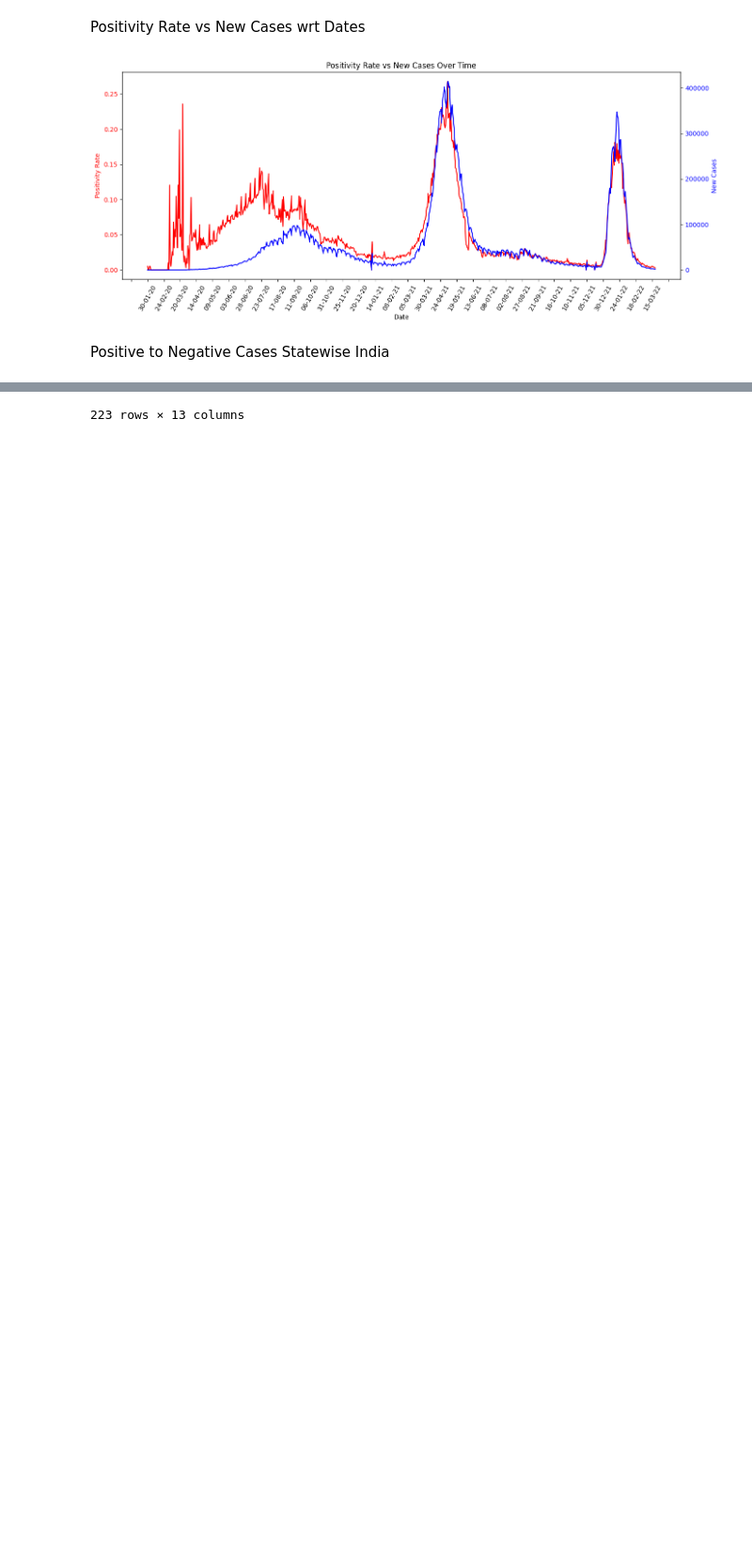
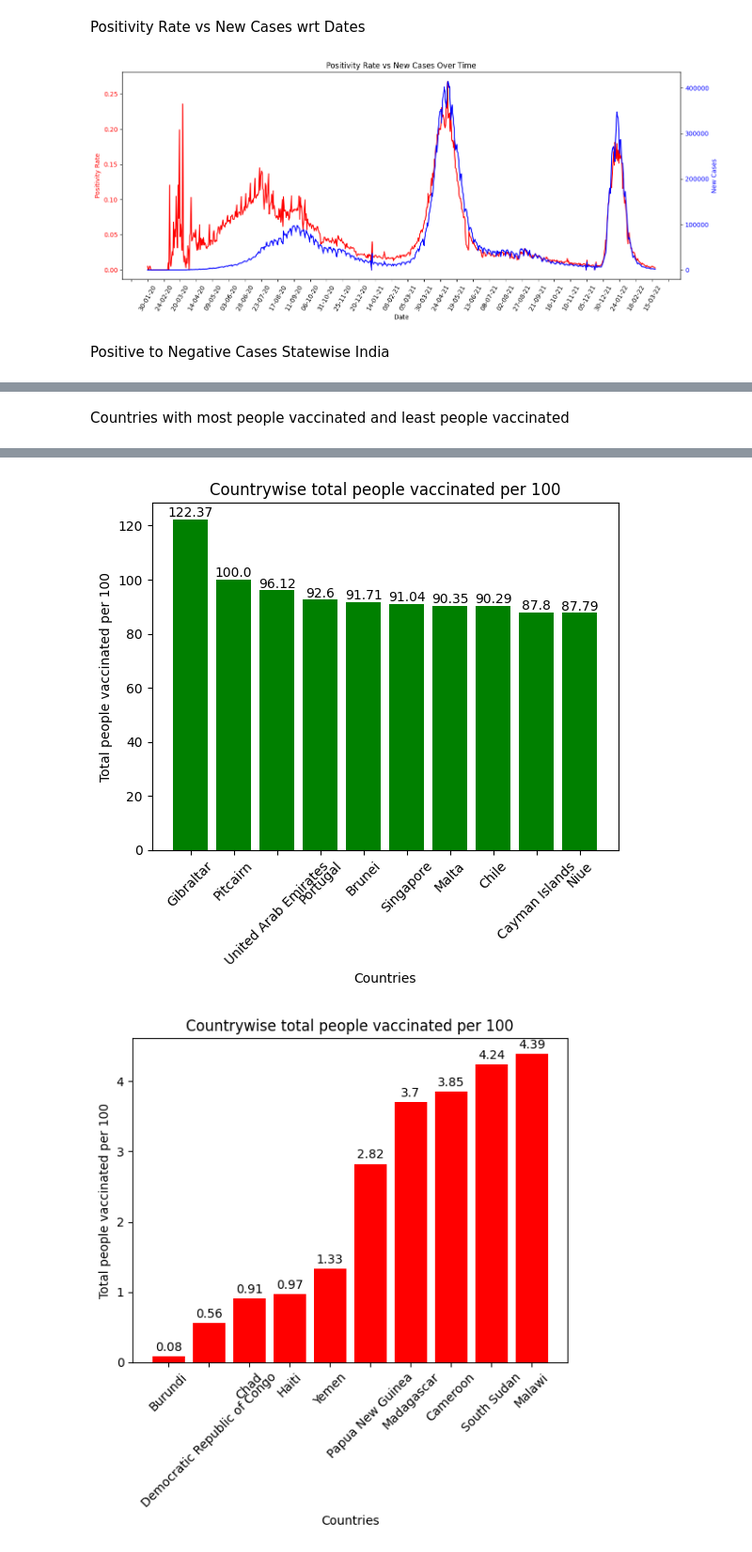
Before and after one commit to ShivsharanSanjawad/COVID-19-Data-Analysis, a Jupyter notebook: Main.ipynb, the cells around one changed output, grey strips where cells are left out. Shown at 94% size. Saved outputs shown, nothing was run; the diff lists cells and outputs as text; code cells hidden in the pictures; blank space fills up the shorter version.

Commit message:
top 10, bottom 10 countries vaccinations, most used vaccines count

```diff
--- a/Main.ipynb
+++ b/Main.ipynb
@@ -148,10 +149,34 @@ df3_maharashtra
 | 9082 | 2020-10-18 | Maharashtra | 8139466.0 | 6544085 | 1595381.0 | 0.196006 |
 | 9084 | 2020-10-20 | Maharashtra | 8251234.0 | 6641718 | 1609516.0 | 0.195064 |
 194 rows × 6 columns
+# %% [markdown]
+Countries with most people vaccinated and least people vaccinated
 # %%
 df1.head()
-
 df1_last_rows = df1.groupby('country').tail(1)
 
-df1_last_rows
+#Top 10
+df1_maharashtra_max10=df1_last_rows.nlargest(10,'people_fully_vaccinated_per_hundred') #not normal but per hundred because then only india and china will come.
+
+plt.bar(df1_maharashtra_max10['country'], df1_maharashtra_max10['people_fully_vaccinated_per_hundred'], color='green')
+plt.xlabel('Countries')
+plt.ylabel('Total people vaccinated per 100')
+plt.title('Countrywise total people vaccinated per 100')
+plt.xticks(rotation=45)
+for index, value in enumerate(df1_maharashtra_max10['people_fully_vaccinated_per_hundred']):
+    plt.text(index, value + 1, str(round(value, 2)), ha='center')  # Offset by +1 for spacing
+
+plt.show()
+
+#Bottom 10
+df1_maharashtra_min10=df1_last_rows.nsmallest(10,'people_fully_vaccinated_per_hundred') #not normal but per hundred because then only india and china will come.
+
+plt.bar(df1_maharashtra_min10['country'], df1_maharashtra_min10['people_fully_vaccinated_per_hundred'], color='red')
+plt.xlabel('Countries')
+plt.ylabel('Total people vaccinated per 100')
+plt.title('Countrywise total people vaccinated per 100')
+plt.xticks(rotation=45)
+for index, value in enumerate(df1_maharashtra_min10['people_fully_vaccinated_per_hundred']):
+    plt.text(index, value + 0.08, str(round(value, 2)), ha='center')  # Offset by +1 for spacing
+plt.show()
 # %% [output]
@@ -170 +183,2 @@ df1_last_rows
-223 rows × 13 columns
+[figure, added]
+[figure, added]
```
Also changed, not shown: parts of 5 cells of this notebook.
